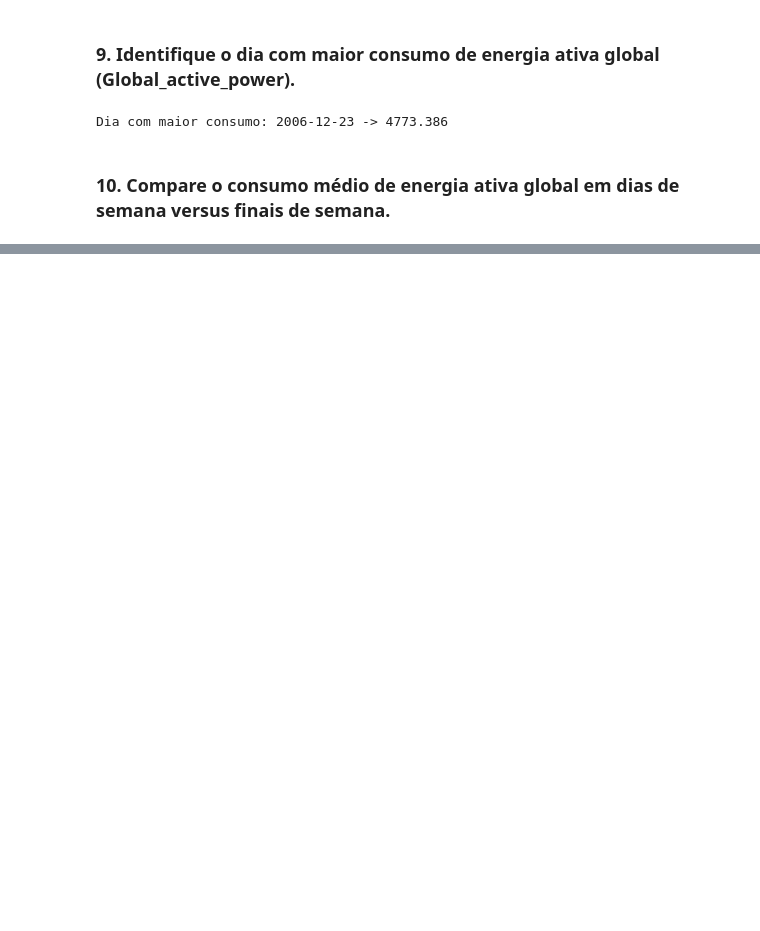
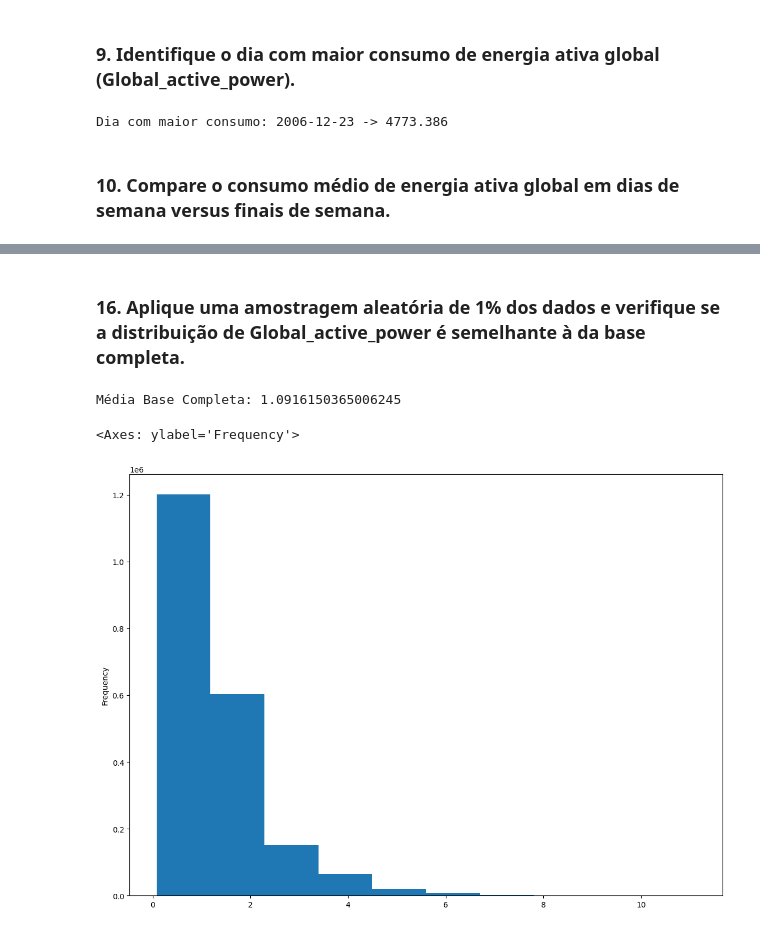
Before and after one commit to enzocerneviva/AnalisedeDadosdeConsumidoresdeEnergia, a Jupyter notebook: main.ipynb, the cells around one changed output, grey strips where cells are left out. Saved outputs shown, nothing was run; the diff lists cells and outputs as text; code cells hidden in the pictures; blank space fills up the shorter version.

```diff
--- a/main.ipynb
+++ b/main.ipynb
@@ -175,0 +281,11 @@ Semana: 1.2342321767913047  | Fim de semana: 1.0354720516747498
+# %% [markdown]
+### 16. Aplique uma amostragem aleatória de 1% dos dados e verifique se a distribuição de Global_active_power é semelhante à da base completa.
+# %%
+amostra_1porcento = df.sample(frac= 0.01, random_state=42)
+
+print(f"Média Base Completa: {df.Global_active_power.mean()}")
+df.Global_active_power.plot(kind='hist', figsize= (14,10))
+# %% [output]
+Média Base Completa: 1.0916150365006245
+<Axes: ylabel='Frequency'>
+[figure, added]
```
Also changed, not shown: parts of 17 cells of this notebook.
